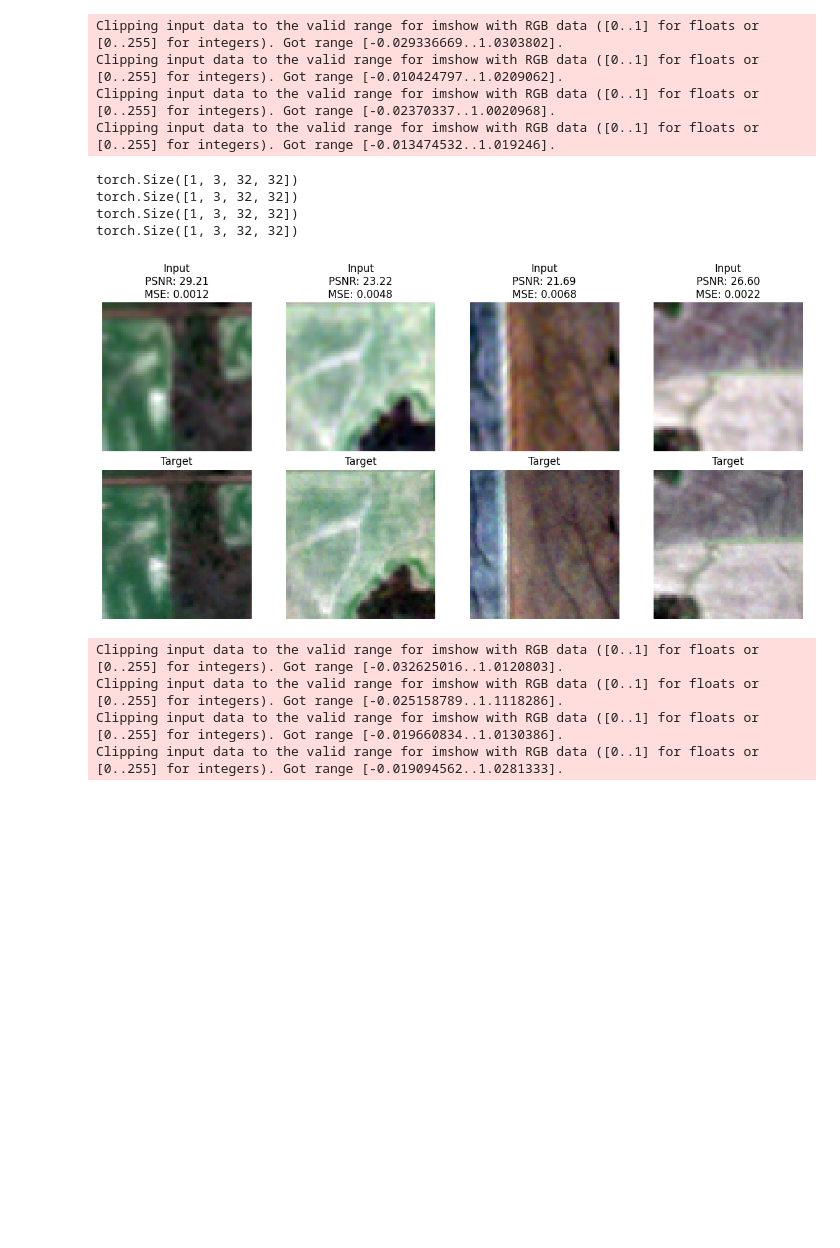
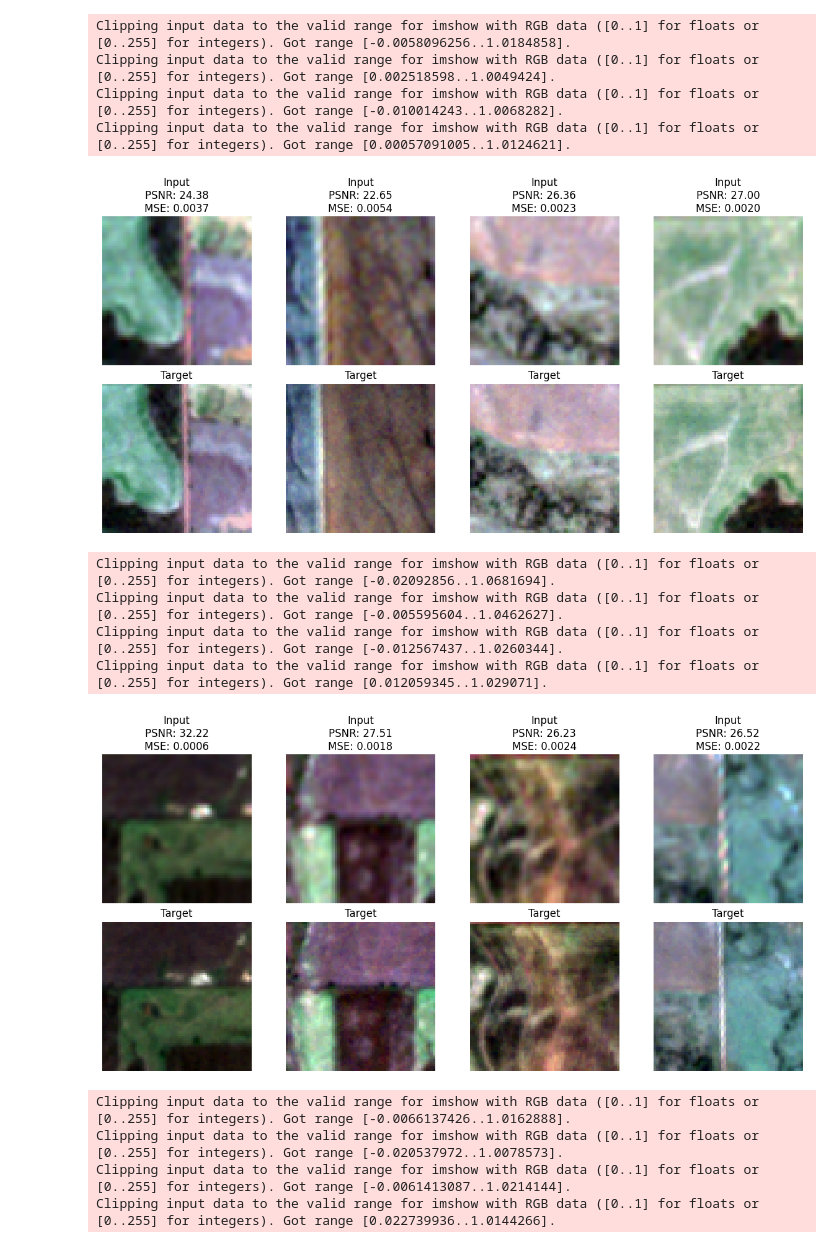
Before and after one commit to NicolasNobili/Tesis_NN, a Jupyter notebook: aux_scripts/plot_examples.ipynb, the cells around one changed output. Drawn from its saved outputs; the diff is of its cells as text; code cells hidden in the pictures; blank space fills up the shorter version.

```diff
--- a/aux_scripts/plot_examples.ipynb
+++ b/aux_scripts/plot_examples.ipynb
@@ -121,37 +121,38 @@ def plot_images_from_webdataset(dataset, num_batches=2, samples_per_row=4):
 # %%
 script_dir = script_dir = os.getcwd()
 project_dir = os.path.abspath(os.path.join(script_dir, '..'))
 
-dataset = 'Dataset_Campo' # Select Dataset
+dataset = 'Dataset_Campo_patched_MatchedHist' # Select Dataset
 dataset_folder = os.path.join(project_dir, 'datasets', dataset)
 metadata_path = os.path.join(dataset_folder, 'metadata.json')
 
 import pathlib
 dataset_folder = pathlib.Path(dataset_folder)
 
 with open(metadata_path, "r") as f:
     metadata = json.load(f)
 
 
 train_samples = metadata["splits"]["train"]["num_samples"]
 val_samples = metadata["splits"]["val"]["num_samples"]
 test_samples = metadata["splits"]["test"]["num_samples"]
 
 dataset= PtWebDataset(os.path.join(dataset_folder,'train-*.tar'), length=train_samples, batch_size=4, shuffle_buffer=5 * 4)
 
 # Mostrar imágenes y métricas
-plot_images_from_webdataset(dataset, num_batches=3, samples_per_row=4)
+plot_images_from_webdataset(dataset, num_batches=8, samples_per_row=4)
 # %% [output]
-Clipping input data to the valid range for imshow with RGB data ([0..1] for floats or [0..255] for integers). Got range [-0.029336669..1.0303802].
-Clipping input data to the valid range for imshow with RGB data ([0..1] for floats or [0..255] for integers). Got range [-0.010424797..1.0209062].
-Clipping input data to the valid range for imshow with RGB data ([0..1] for floats or [0..255] for integers). Got range [-0.02370337..1.0020968].
-Clipping input data to the valid range for imshow with RGB data ([0..1] for floats or [0..255] for integers). Got range [-0.013474532..1.019246].
+Clipping input data to the valid range for imshow with RGB data ([0..1] for floats or [0..255] for integers). Got range [-0.0058096256..1.0184858].
+Clipping input data to the valid range for imshow with RGB data ([0..1] for floats or [0..255] for integers). Got range [0.002518598..1.0049424].
+Clipping input data to the valid range for imshow with RGB data ([0..1] for floats or [0..255] for integers). Got range [-0.010014243..1.0068282].
+Clipping input data to the valid range for imshow with RGB data ([0..1] for floats or [0..255] for integers). Got range [0.00057091005..1.0124621].
+[figure, new version]
-torch.Size([1, 3, 32, 32])
-torch.Size([1, 3, 32, 32])
-torch.Size([1, 3, 32, 32])
-torch.Size([1, 3, 32, 32])
+Clipping input data to the valid range for imshow with RGB data ([0..1] for floats or [0..255] for integers). Got range [-0.02092856..1.0681694].
+Clipping input data to the valid range for imshow with RGB data ([0..1] for floats or [0..255] for integers). Got range [-0.005595604..1.0462627].
+Clipping input data to the valid range for imshow with RGB data ([0..1] for floats or [0..255] for integers). Got range [-0.012567437..1.0260344].
+Clipping input data to the valid range for imshow with RGB data ([0..1] for floats or [0..255] for integers). Got range [0.012059345..1.029071].
-[figure, old version]
+[figure, new version]
-Clipping input data to the valid range for imshow with RGB data ([0..1] for floats or [0..255] for integers). Got range [-0.032625016..1.0120803].
-Clipping input data to the valid range for imshow with RGB data ([0..1] for floats or [0..255] for integers). Got range [-0.025158789..1.1118286].
-Clipping input data to the valid range for imshow with RGB data ([0..1] for floats or [0..255] for integers). Got range [-0.019660834..1.0130386].
-Clipping input data to the valid range for imshow with RGB data ([0..1] for floats or [0..255] for integers). Got range [-0.019094562..1.0281333].
+Clipping input data to the valid range for imshow with RGB data ([0..1] for floats or [0..255] for integers). Got range [-0.0066137426..1.0162888].
+Clipping input data to the valid range for imshow with RGB data ([0..1] for floats or [0..255] for integers). Got range [-0.020537972..1.0078573].
+Clipping input data to the valid range for imshow with RGB data ([0..1] for floats or [0..255] for integers). Got range [-0.0061413087..1.0214144].
+Clipping input data to the valid range for imshow with RGB data ([0..1] for floats or [0..255] for integers). Got range [0.022739936..1.0144266].
```
Also changed, not shown: parts of 2 cells of this notebook, 6 other files.
